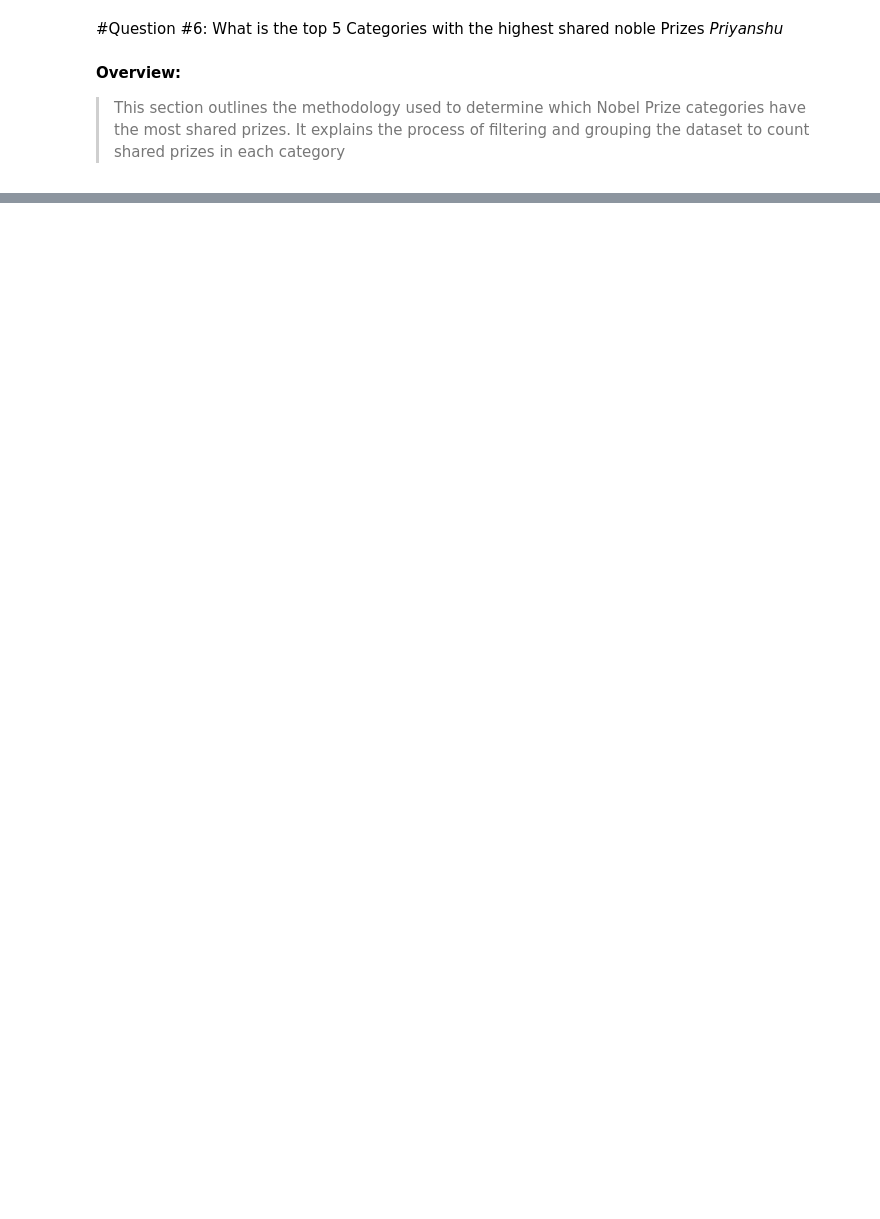
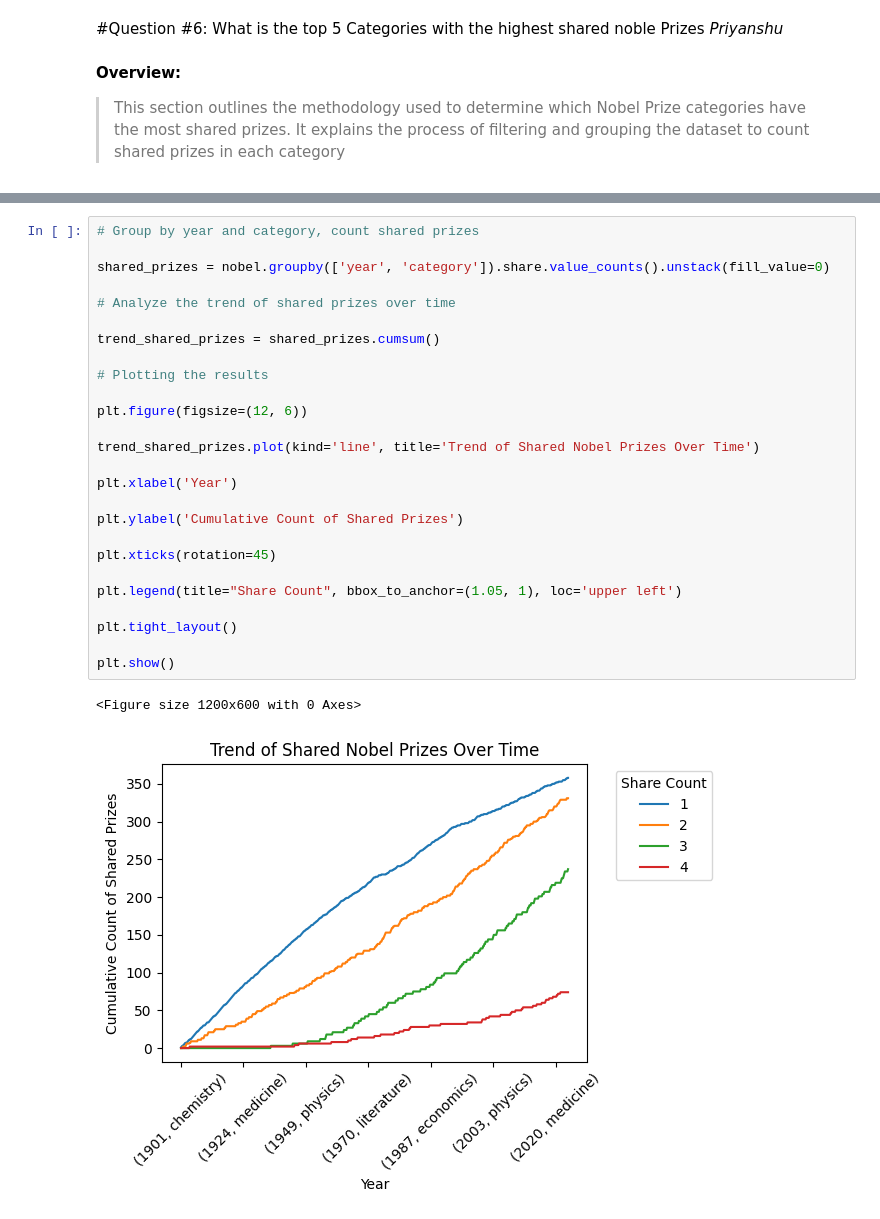
Before and after one commit to ivanhuang0422/DS220_Project2, a Jupyter notebook: DS220_Project2.ipynb, the cells around one changed output, grey strips where cells are left out. Drawn from its saved outputs; the diff is of its cells as text; blank space fills up the shorter version.

```diff
--- a/DS220_Project2.ipynb
+++ b/DS220_Project2.ipynb
@@ -241,0 +300,29 @@ plt.show()
+# %%
+# Group by year and category, count shared prizes
+
+shared_prizes = nobel.groupby(['year', 'category']).share.value_counts().unstack(fill_value=0)
+
+# Analyze the trend of shared prizes over time
+
+trend_shared_prizes = shared_prizes.cumsum()
+
+# Plotting the results
+
+plt.figure(figsize=(12, 6))
+
+trend_shared_prizes.plot(kind='line', title='Trend of Shared Nobel Prizes Over Time')
+
+plt.xlabel('Year')
+
+plt.ylabel('Cumulative Count of Shared Prizes')
+
+plt.xticks(rotation=45)
+
+plt.legend(title="Share Count", bbox_to_anchor=(1.05, 1), loc='upper left')
+
+plt.tight_layout()
+
+plt.show()
+# %% [output]
+<Figure size 1200x600 with 0 Axes>
+[figure, added]
```
Also changed, not shown: parts of 32 cells of this notebook.
